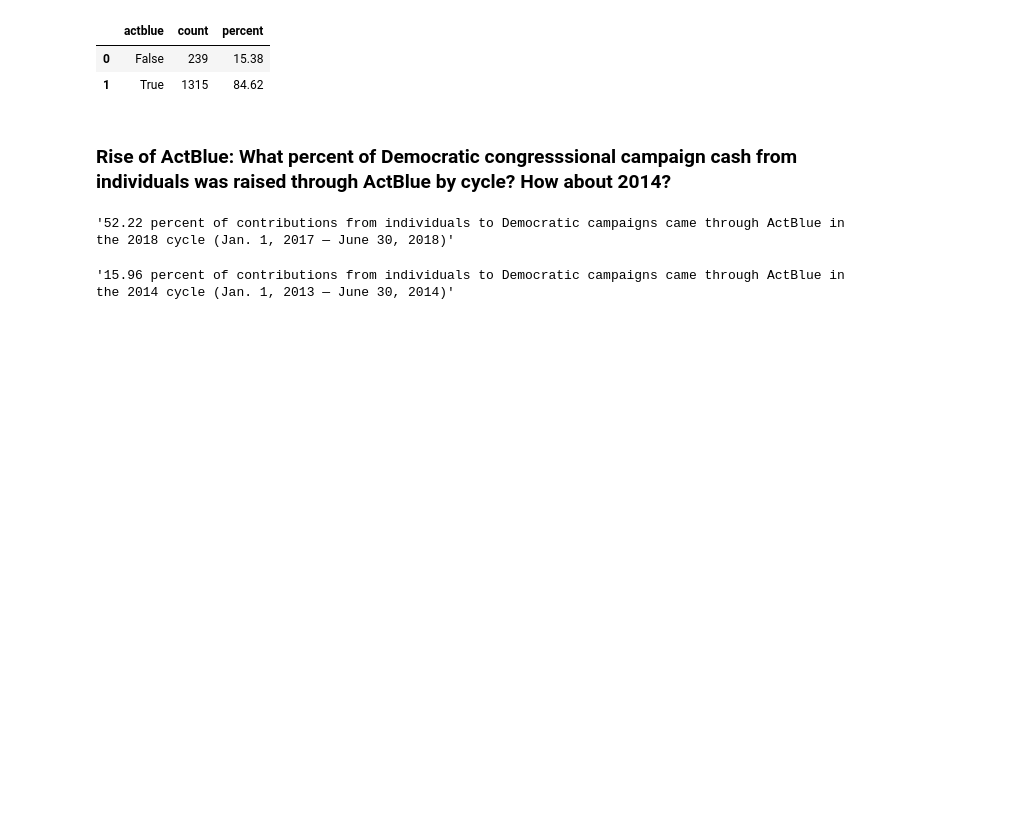
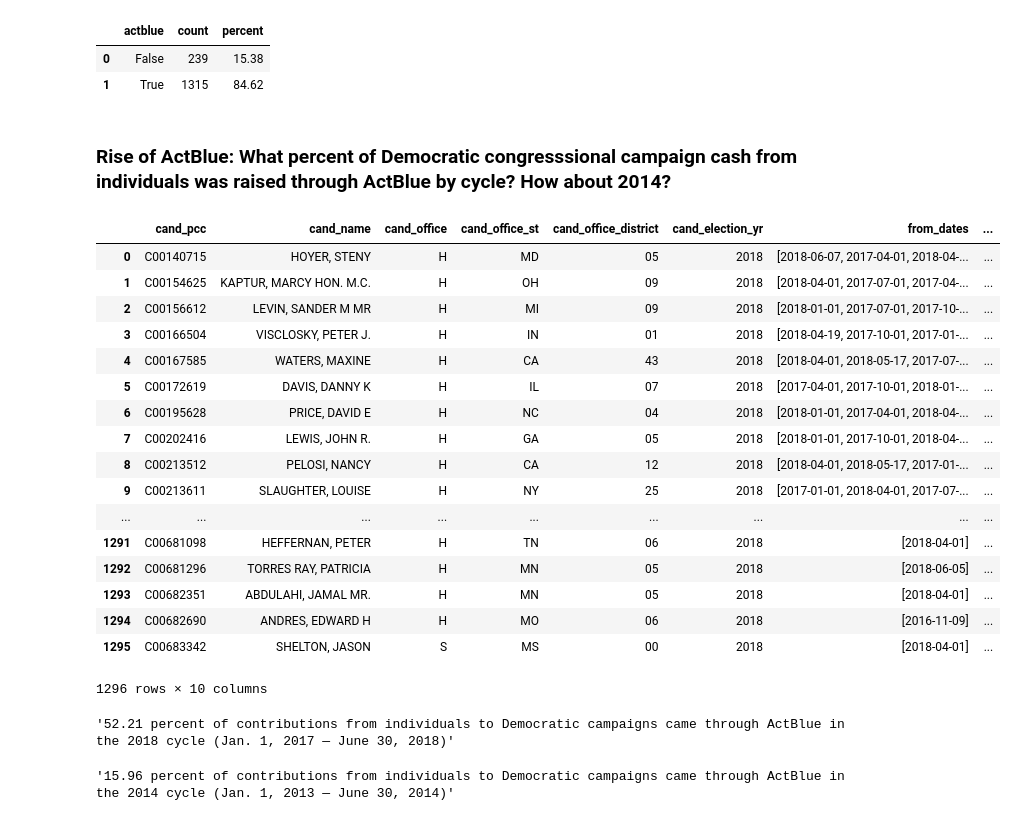
Before and after one commit to PublicI/actblue-analysis, a Jupyter notebook: analysis.ipynb, the cells around one changed output. Cells and saved outputs as stored; diff of their text form; code cells hidden in the pictures; blank space fills up the shorter version.

Commit message:
Add candidate totals to actblue_proportion_amount

```diff
--- a/analysis.ipynb
+++ b/analysis.ipynb
@@ -683,6 +683,11 @@ def calc_actblue_proportion_amount(cycle):
              candidate_totals AS
           (SELECT cand_id,
                   cand_pcc,
+                  cand_name,
+                  cand_office,
+                  cand_office_st,
+                  cand_office_district,
+                  cand_election_yr,
                   coverage_from_date,
                   coverage_through_date,
                   col_a_total_individual_contributions
@@ -695,6 +700,11 @@ def calc_actblue_proportion_amount(cycle):
              AND filing_id >= 2000
            UNION SELECT cand_id,
                         cand_pcc,
+                        cand_name,
+                        cand_office,
+                        cand_office_st,
+                        cand_office_district,
+                        cand_election_yr,
                         coverage_from_date,
                         coverage_through_date,
                         col_a_total_individual_contributions
@@ -716,17 +726,28 @@ def calc_actblue_proportion_amount(cycle):
            WHERE extract(YEAR
                          FROM coverage_through_date) >= %(year_before)s
              AND coverage_through_date <= '%(cycle)s-06-30'::date)
-        SELECT cand_pcc,
+        SELECT  cand_pcc,
+                max(cand_name) as cand_name,
+                max(cand_office) as cand_office,
+                max(cand_office_st) as cand_office_st,
+                max(cand_office_district) as cand_office_district,
+                max(cand_election_yr) as cand_election_yr,
                array_agg(coverage_from_date) AS from_dates,
                array_agg(coverage_through_date) AS through_dates,
                sum(col_a_total_individual_contributions) AS committee_total,
                sum(actblue_total) AS actblue_total
         FROM
           (SELECT candidate_totals.cand_pcc,
+                max(candidate_totals.cand_name) as cand_name,
+                max(candidate_totals.cand_office) as cand_office,
+                max(candidate_totals.cand_office_st) as cand_office_st,
+                max(candidate_totals.cand_office_district) as cand_office_district,
+                max(candidate_totals.cand_election_yr) as cand_election_yr,
                   coverage_from_date,
                   coverage_through_date,
                   col_a_total_individual_contributions,
-                  sum(contribution_amount) AS actblue_total
+                  sum(contribution_amount) AS actblue_total,
+                  count(*) as actblue_count
            FROM candidate_totals
            LEFT JOIN actblue_contribs ON extract(YEAR
                                                  FROM coverage_through_date) >= %(year_before)s
@@ -743,10 +764,31 @@ def calc_actblue_proportion_amount(cycle):
     )
 
 actblue_proportion_amount = calc_actblue_proportion_amount(2018)
+# %%
+actblue_proportion_amount
+# %% [output]
+|  | cand_pcc | cand_name | cand_office | cand_office_st | cand_office_district | cand_election_yr | from_dates | ... |
+| 0 | C00140715 | HOYER, STENY | H | MD | 05 | 2018 | [2018-06-07, 2017-04-01, 2018-04-... | ... |
+| 1 | C00154625 | KAPTUR, MARCY HON. M.C. | H | OH | 09 | 2018 | [2018-04-01, 2017-07-01, 2017-04-... | ... |
+| 2 | C00156612 | LEVIN, SANDER M MR | H | MI | 09 | 2018 | [2018-01-01, 2017-07-01, 2017-10-... | ... |
+| 3 | C00166504 | VISCLOSKY, PETER J. | H | IN | 01 | 2018 | [2018-04-19, 2017-10-01, 2017-01-... | ... |
+| 4 | C00167585 | WATERS, MAXINE | H | CA | 43 | 2018 | [2018-04-01, 2018-05-17, 2017-07-... | ... |
+| 5 | C00172619 | DAVIS, DANNY K | H | IL | 07 | 2018 | [2017-04-01, 2017-10-01, 2018-01-... | ... |
+| 6 | C00195628 | PRICE, DAVID E | H | NC | 04 | 2018 | [2018-01-01, 2017-04-01, 2018-04-... | ... |
+| 7 | C00202416 | LEWIS, JOHN R. | H | GA | 05 | 2018 | [2018-01-01, 2017-10-01, 2018-04-... | ... |
+| 8 | C00213512 | PELOSI, NANCY | H | CA | 12 | 2018 | [2018-04-01, 2018-05-17, 2017-01-... | ... |
+| 9 | C00213611 | SLAUGHTER, LOUISE | H | NY | 25 | 2018 | [2017-01-01, 2018-04-01, 2017-07-... | ... |
+| ... | ... | ... | ... | ... | ... | ... | ... | ... |
+| 1291 | C00681098 | HEFFERNAN, PETER | H | TN | 06 | 2018 | [2018-04-01] | ... |
+| 1292 | C00681296 | TORRES RAY, PATRICIA | H | MN | 05 | 2018 | [2018-06-05] | ... |
+| 1293 | C00682351 | ABDULAHI, JAMAL MR. | H | MN | 05 | 2018 | [2018-04-01] | ... |
+| 1294 | C00682690 | ANDRES, EDWARD H | H | MO | 06 | 2018 | [2016-11-09] | ... |
+| 1295 | C00683342 | SHELTON, JASON | S | MS | 00 | 2018 | [2018-04-01] | ... |
+1296 rows × 10 columns
 # %%
 str(round(actblue_proportion_amount['actblue_total'].sum()/actblue_proportion_amount['committee_total'].sum()*100,2)) + " percent of contributions from individuals to Democratic campaigns came through ActBlue in the 2018 cycle (Jan. 1, 2017 — June 30, 2018)"
 # %% [output]
-'52.22 percent of contributions from individuals to Democratic campaigns came through ActBlue in the 2018 cycle (Jan. 1, 2017 — June 30, 2018)'
+'52.21 percent of contributions from individuals to Democratic campaigns came through ActBlue in the 2018 cycle (Jan. 1, 2017 — June 30, 2018)'
 # %%
 actblue_proportion_amount.to_csv('data/actblue_proportion.csv')
 # %%
```
Also changed, not shown: parts of 3 cells of this notebook, 4 other files.
